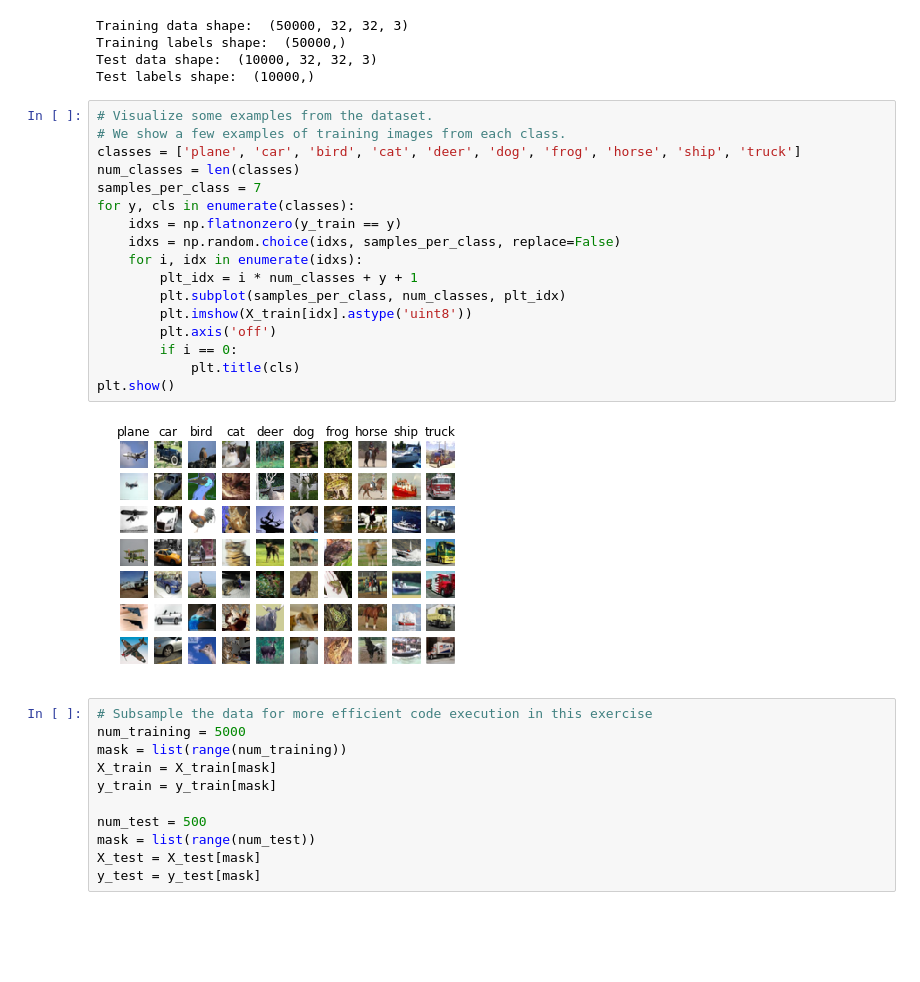
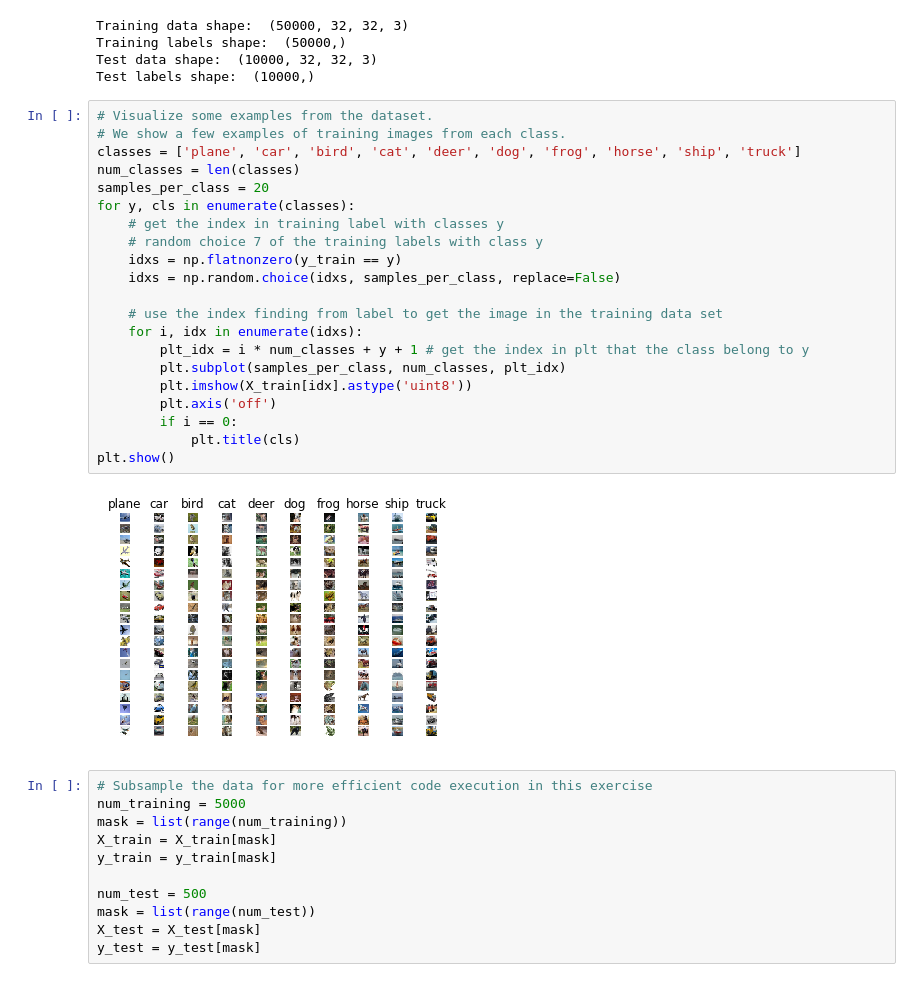
Before and after one commit to eric8607242/CS231N_2018_assignment, a Jupyter notebook: assignment1/knn.ipynb, the cells around one changed output. Cells and saved outputs as stored; diff of their text form; blank space fills up the shorter version.

```diff
--- a/assignment1/knn.ipynb
+++ b/assignment1/knn.ipynb
@@ -58,22 +58,26 @@ Test labels shape:  (10000,)
 # %%
 # Visualize some examples from the dataset.
 # We show a few examples of training images from each class.
 classes = ['plane', 'car', 'bird', 'cat', 'deer', 'dog', 'frog', 'horse', 'ship', 'truck']
 num_classes = len(classes)
-samples_per_class = 7
+samples_per_class = 20
 for y, cls in enumerate(classes):
+    # get the index in training label with classes y
+    # random choice 7 of the training labels with class y
     idxs = np.flatnonzero(y_train == y)
     idxs = np.random.choice(idxs, samples_per_class, replace=False)
+
+    # use the index finding from label to get the image in the training data set
     for i, idx in enumerate(idxs):
-        plt_idx = i * num_classes + y + 1
+        plt_idx = i * num_classes + y + 1 # get the index in plt that the class belong to y
         plt.subplot(samples_per_class, num_classes, plt_idx)
         plt.imshow(X_train[idx].astype('uint8'))
         plt.axis('off')
         if i == 0:
             plt.title(cls)
 plt.show()
 # %% [output]
-[figure, old version]
+[figure, new version]
 # %%
 # Subsample the data for more efficient code execution in this exercise
 num_training = 5000
```
Also changed, not shown: parts of 5 cells of this notebook, 1 other file.
